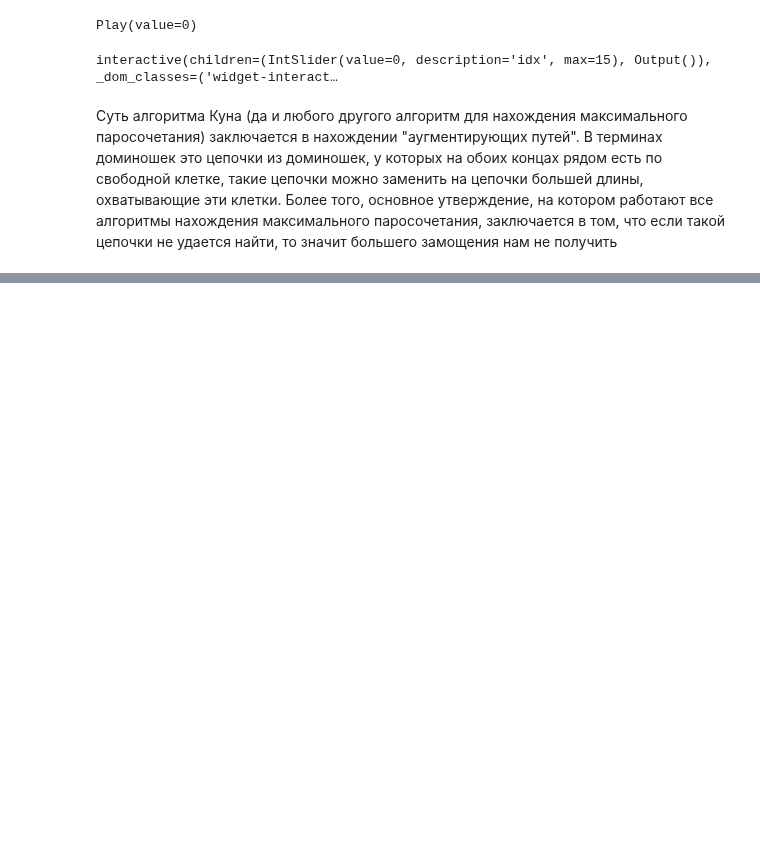
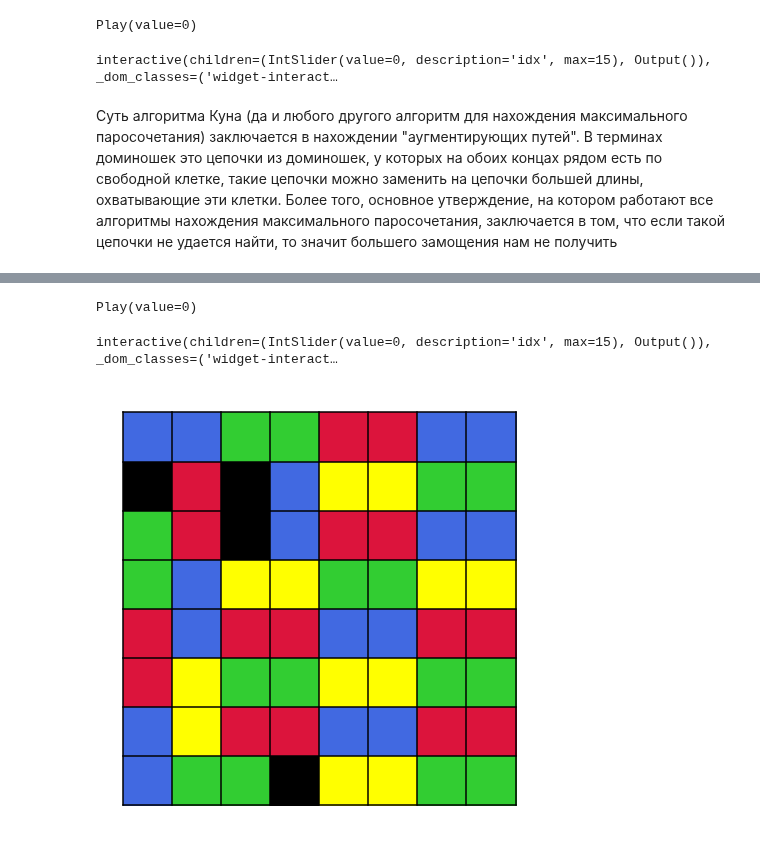
Before and after one commit to Malkovsky/interactive-visualization, a Jupyter notebook: domino_tiling.ipynb, the cells around one changed output, grey strips where cells are left out. Cells and saved outputs as stored; diff of their text form; code cells hidden in the pictures; blank space fills up the shorter version.

Commit message:
Some color fixes and added proper domino coloring with 5 colors

```diff
--- a/domino_tiling.ipynb
+++ b/domino_tiling.ipynb
@@ -521,0 +648,12 @@ interactive(children=(IntSlider(value=0, description='idx', max=15), Output()),
+# %%
+filling_colored, slices =color_5(filling)
+animate_list(slices, play=True);
+# %% [output]
+Play(value=0)
+interactive(children=(IntSlider(value=0, description='idx', max=15), Output()), _dom_classes=('widget-interact…
+# %%
+filling_random = cover_maximum_possible(tiling_random)
+colored, slices = color_5(filling_random)
+draw_filling(colored)
+# %% [output]
+[figure, added]
```
Also changed, not shown: parts of 13 cells of this notebook.
